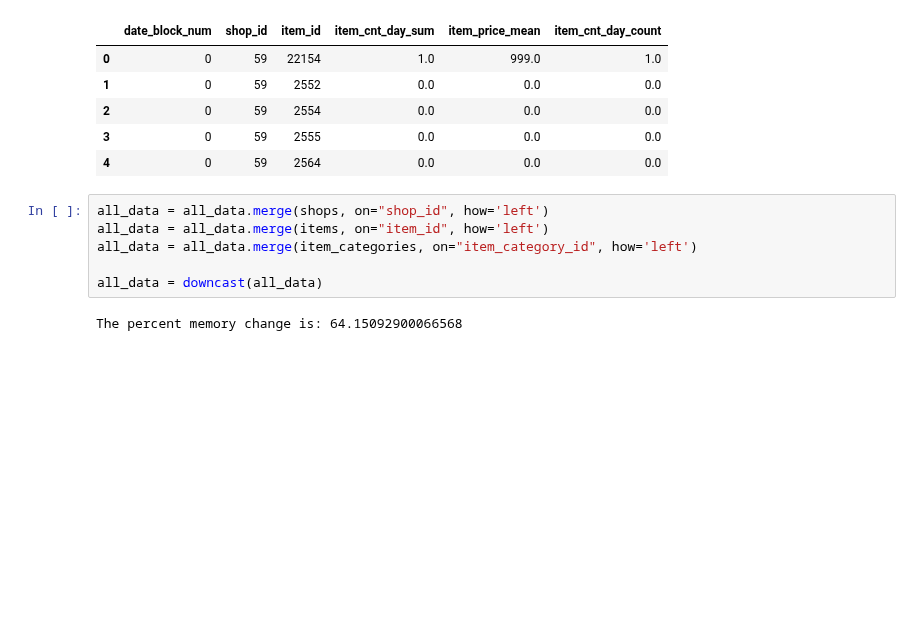
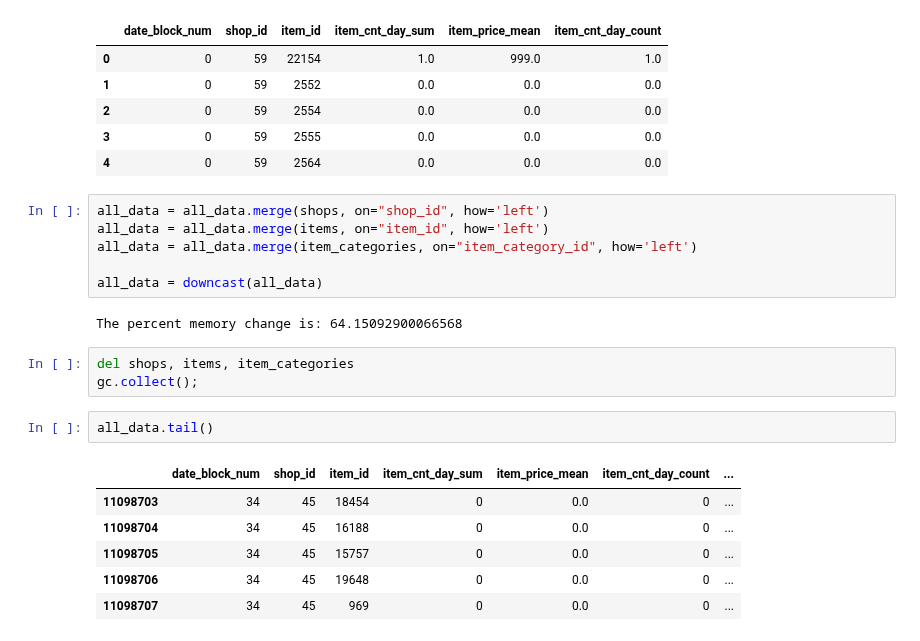
Before and after one commit to kamau96/Data_Science_Android_Web_Development, a Jupyter notebook: Data_Science_Development/Python_Programming/Future_sales/sales_predictor.ipynb, the cells around one changed output. Cells and saved outputs as stored; diff of their text form; blank space fills up the shorter version.

```diff
--- a/Data_Science_Development/Python_Programming/Future_sales/sales_predictor.ipynb
+++ b/Data_Science_Development/Python_Programming/Future_sales/sales_predictor.ipynb
@@ -252,3 +252,15 @@ all_data = all_data.merge(item_categories, on="item_category_id", how='left')
 all_data = downcast(all_data)
 # %% [output]
 The percent memory change is: 64.15092900066568
+# %%
+del shops, items, item_categories
+gc.collect();
+# %%
+all_data.tail()
+# %% [output]
+|  | date_block_num | shop_id | item_id | item_cnt_day_sum | item_price_mean | item_cnt_day_count | ... |
+| 11098703 | 34 | 45 | 18454 | 0 | 0.0 | 0 | ... |
+| 11098704 | 34 | 45 | 16188 | 0 | 0.0 | 0 | ... |
+| 11098705 | 34 | 45 | 15757 | 0 | 0.0 | 0 | ... |
+| 11098706 | 34 | 45 | 19648 | 0 | 0.0 | 0 | ... |
+| 11098707 | 34 | 45 | 969 | 0 | 0.0 | 0 | ... |
```
Also changed, not shown: parts of 2 cells of this notebook.
